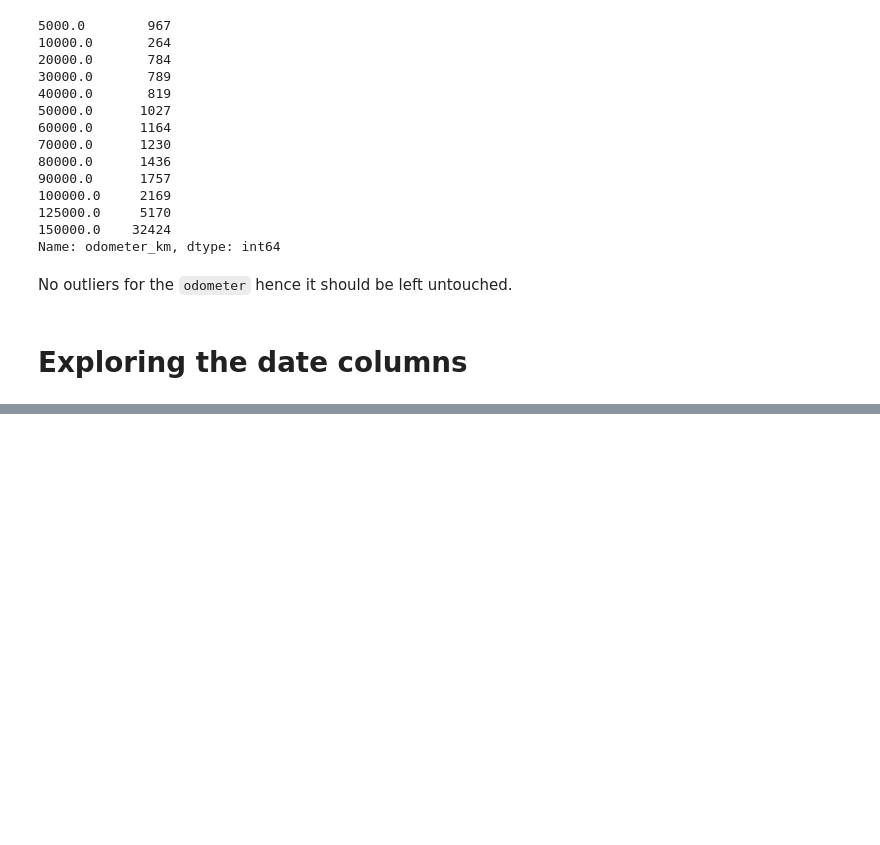
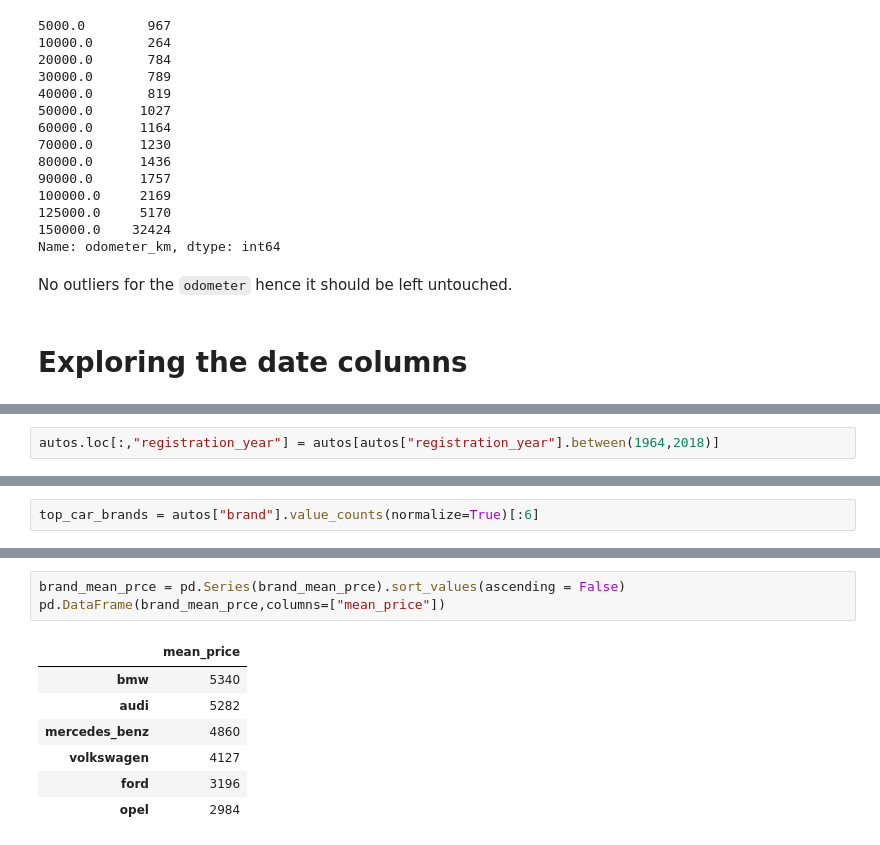
Before and after one commit to brandontanyu/Exploring-eBay-Car-Sales-Data, a Jupyter notebook: eBay_car_sales_analysis (2).ipynb, the cells around one changed output, grey strips where cells are left out. Cells and saved outputs as stored; diff of their text form; blank space fills up the shorter version.

```diff
--- a/eBay_car_sales_analysis.ipynb
+++ b/eBay_car_sales_analysis (2).ipynb
@@ -203,0 +327,2 @@ No outliers for the `odometer` hence it should be left untouched.
+# %%
+autos.loc[:,"registration_year"] = autos[autos["registration_year"].between(1964,2018)]
@@ -205,0 +355,2 @@ autos.unique()
+# %%
+top_car_brands = autos["brand"].value_counts(normalize=True)[:6]
@@ -205,0 +395,11 @@ autos.unique()
+# %%
+brand_mean_prce = pd.Series(brand_mean_prce).sort_values(ascending = False)
+pd.DataFrame(brand_mean_prce,columns=["mean_price"])
+# %% [output]
+|  | mean_price |
+| bmw | 5340 |
+| audi | 5282 |
+| mercedes_benz | 4860 |
+| volkswagen | 4127 |
+| ford | 3196 |
+| opel | 2984 |
```
Also changed, not shown: parts of 29 cells of this notebook.
